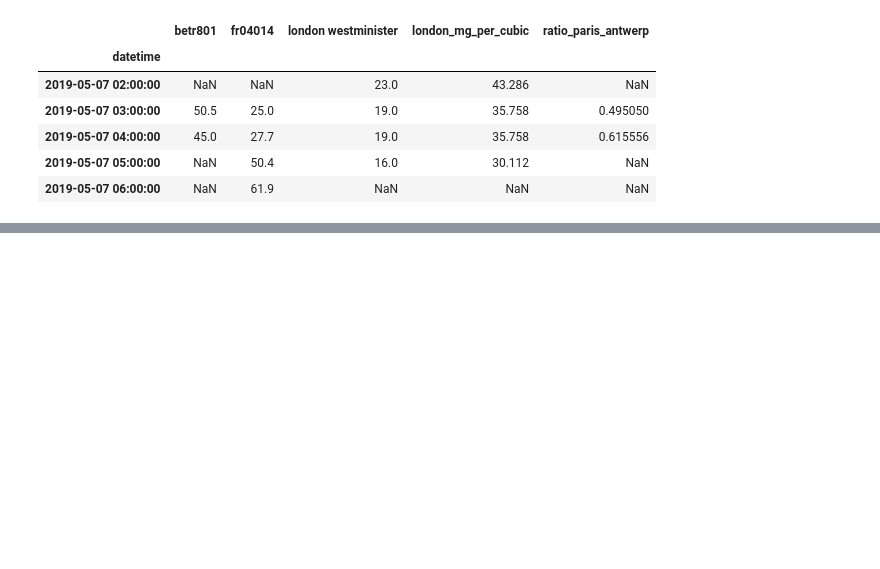
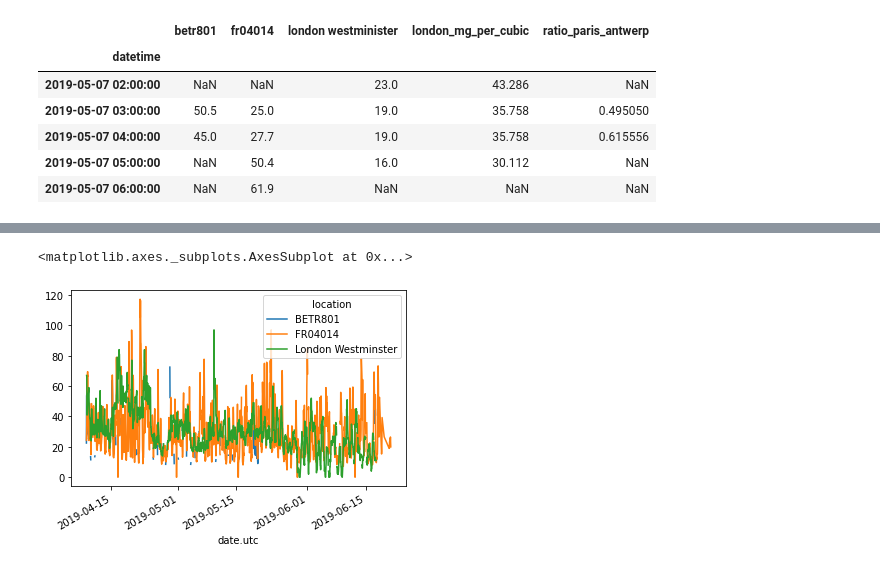
Before and after one commit to arifarman02/Learning_data_science, a Jupyter notebook: Pandas.ipynb, the cells around one changed output, grey strips where cells are left out. Cells and saved outputs as stored; diff of their text form; code cells hidden in the pictures; blank space fills up the shorter version.

```diff
--- a/Pandas.ipynb
+++ b/Pandas.ipynb
@@ -383,0 +458,2 @@ air_quality_renamed.head()
+# %%
+air_quality = pd.read_csv('https://raw.githubusercontent.com/pandas-dev/pandas/main/doc/data/air_quality_long.csv', index_col="date.utc", parse_dates=True)
@@ -383,0 +480,5 @@ air_quality_renamed.head()
+# %%
+#Long to wide table format
+no2 = air_quality[air_quality["parameter"] == "no2"]
+no2_subset = no2.sort_index().groupby(["location"]).head(2)
+no2_subset
@@ -383,0 +514,5 @@ air_quality_renamed.head()
+# %%
+no2.pivot(columns="location", values="value").plot()
+# %% [output]
+<matplotlib.axes._subplots.AxesSubplot at 0x...>
+[figure, added]
```
Also changed, not shown: parts of 19 cells of this notebook.
